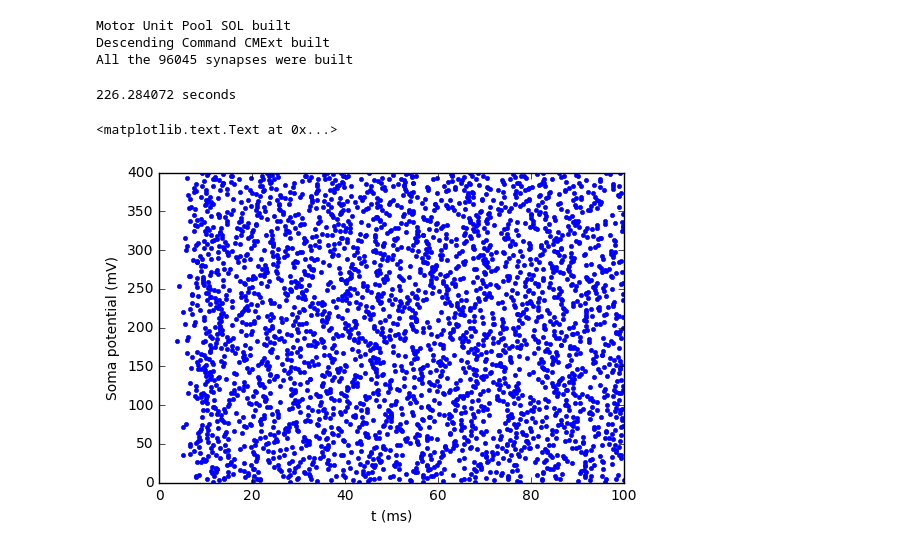
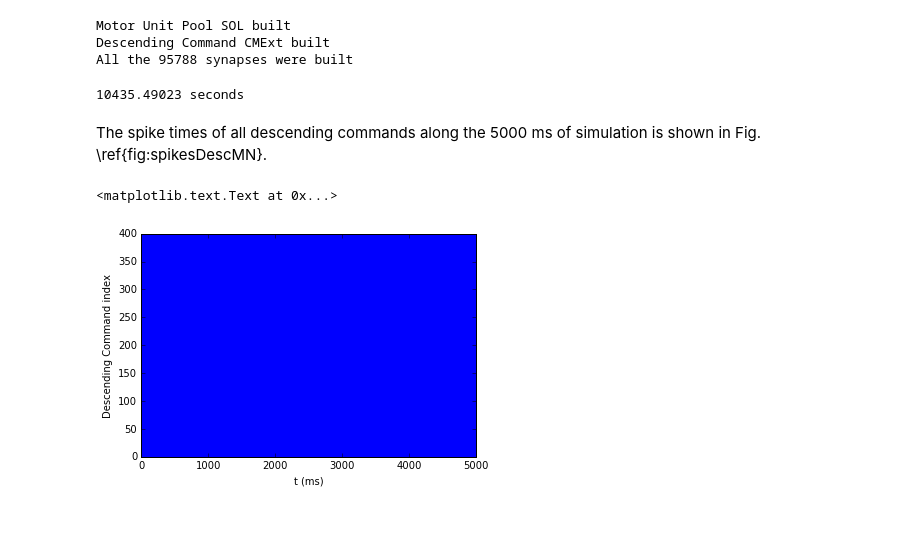
Before and after one commit to rnwatanabe/projectPR, a Jupyter notebook: ExampleNotebooks/MNPoolWithDescendingCommand.ipynb, the cells around one changed output. Saved outputs shown, nothing was run; the diff lists cells and outputs as text; code cells hidden in the pictures; blank space fills up the shorter version.

```diff
--- a/ExampleNotebooks/MNPoolWithDescendingCommand.ipynb
+++ b/ExampleNotebooks/MNPoolWithDescendingCommand.ipynb
@@ -14,7 +14,7 @@ from NeuralTract import NeuralTract
 from SynapsesFactory import SynapsesFactory
 # %%
 conf = Configuration('confMNPoolWithDescendingCommand.rmto')
-conf.simDuration_ms = 100 # Here I change simulation duration without changing the Configuration file.
+conf.simDuration_ms = 5000 # Here I change simulation duration without changing the Configuration file.
 # %%
 pools = dict()
 pools[0] = MotorUnitPool(conf, 'SOL')
@@ -24,7 +24,7 @@ del Syn
 # %% [output]
 Motor Unit Pool SOL built
 Descending Command CMExt built
-All the 96045 synapses were built
+All the 95788 synapses were built
 # %%
 t = np.arange(0.0, conf.simDuration_ms, conf.timeStep_ms)
 # %%
@@ -40,17 +40,19 @@ for i in xrange(0, len(t)-1):
 toc = time.clock()
 print str(toc - tic) + ' seconds'
 # %% [output]
-226.284072 seconds
+10435.49023 seconds
+# %% [markdown]
+The spike times of all descending commands along the 5000 ms of simulation is shown in Fig. \ref{fig:spikesDescMN}.
 # %%
 pools[0].listSpikes()
 pools[1].listSpikes()
 # %%
 plt.figure()
 plt.plot(pools[1].poolTerminalSpikes[:, 0],
          pools[1].poolTerminalSpikes[:, 1]+1, '.')
 
 plt.xlabel('t (ms)')
-plt.ylabel('Soma potential (mV)')
+plt.ylabel('Descending Command index')
 # %% [output]
 <matplotlib.text.Text at 0x...>
-[figure, old version]
+[figure, new version]
```
Also changed, not shown: parts of 16 cells of this notebook, 36 other files.
